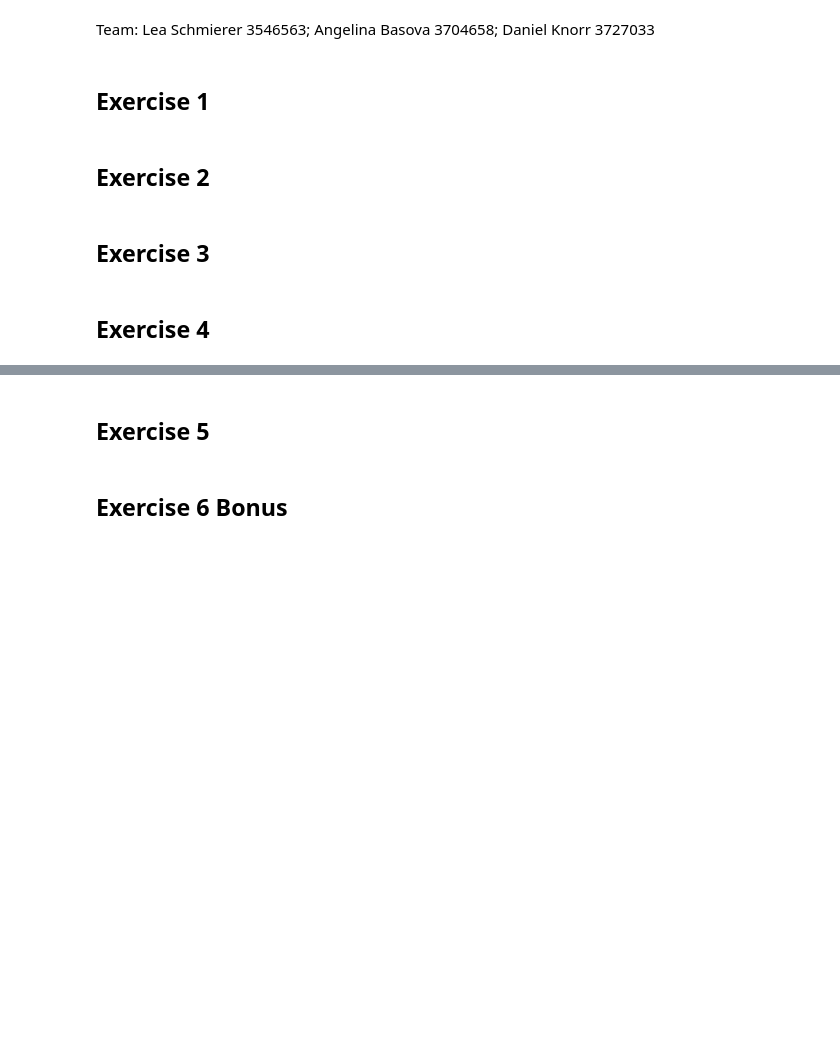
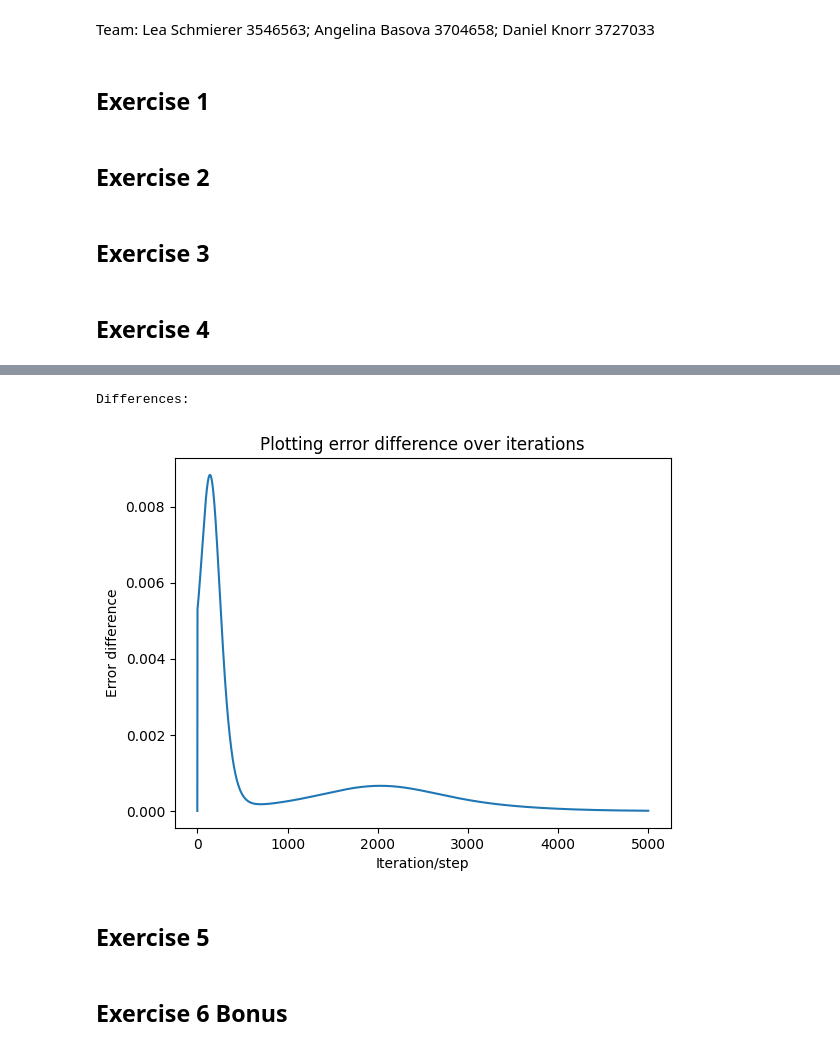
Before and after one commit to aabasova/MiningMassiveDatasets, a Jupyter notebook: Uebung - 3/Uebung3.ipynb, the cells around one changed output, grey strips where cells are left out. Drawn from its saved outputs; the diff is of its cells as text; code cells hidden in the pictures; blank space fills up the shorter version.

```diff
--- a/Uebung - 3/Uebung3.ipynb
+++ b/Uebung - 3/Uebung3.ipynb
@@ -201,3 +193,76 @@ if __name__ == "__main__":
+# %%
+#b)
+import numpy
+import matplotlib.pyplot as plt
+
+def matrix_factorization(R, P, Q, K, steps=5000, alpha=0.0002, beta=0.02):
+    Q = Q.T
+    error=[]
+    differences=[]
+    print('Differences:')
+    for step in range(steps):
+
+        for i in range(len(R)):
+            for j in range(len(R[i])):
+                if R[i][j] > 0:
+                    eij = R[i][j] - numpy.dot(P[i,:],Q[:,j])
+                    for k in range(K):
+                        P[i][k] = P[i][k] + alpha * (2 * eij * Q[k][j] - beta * P[i][k])
+                        Q[k][j] = Q[k][j] + alpha * (2 * eij * P[i][k] - beta * Q[k][j])
+        eR = numpy.dot(P,Q)
+        e = 0
+        for i in range(len(R)):
+            for j in range(len(R[i])):
+                if R[i][j] > 0:
+                    e = e + pow(R[i][j] - numpy.dot(P[i,:],Q[:,j]), 2)
+                    for k in range(K):
+                        e = e + (beta/2) * ( pow(P[i][k],2) + pow(Q[k][j],2) )
+
+        if len(error) == 0:
+            errordiff = 0
+        else:
+            errordiff = error.pop()-eij
+
+        differences.append(errordiff)
+        error.append(eij)
+
+        if e < 0.001:
+            break
+
+    plt.plot(differences)
+    plt.ylabel('Error difference')
+    plt.xlabel('Iteration/step')
+    plt.title('Plotting error difference over iterations')
+    plt.show()
+    return P, Q.T
+
+
+
+
+if __name__ == "__main__":
+    R = [
+        [1,0,3,0,0,5,0,0,5,0,4,0],
+        [0,0,5,4,0,0,4,0,0,2,1,3],
+        [2,4,0,1,2,0,3,0,4,3,5,0],
+        [0,2,4,0,5,0,0,4,0,0,2,0],
+        [0,0,4,3,4,2,0,0,0,0,2,5],
+        [1,0,3,0,3,0,0,2,0,0,4,0]
+        ]
+
+    R = numpy.array(R)
+
+    N = len(R)
+    M = len(R[0])
+    K = 2
+
+    P = numpy.random.rand(N,K)
+    Q = numpy.random.rand(M,K)
+
+    nP, nQ = matrix_factorization(R, P, Q, K)
+    nR= numpy.dot(nP, nQ.T)
+# %% [output]
+Differences:
+[figure, added]
 # %% [markdown]
 ## Exercise 5
 # %% [markdown]
```
Also changed, not shown: parts of 2 cells of this notebook.
